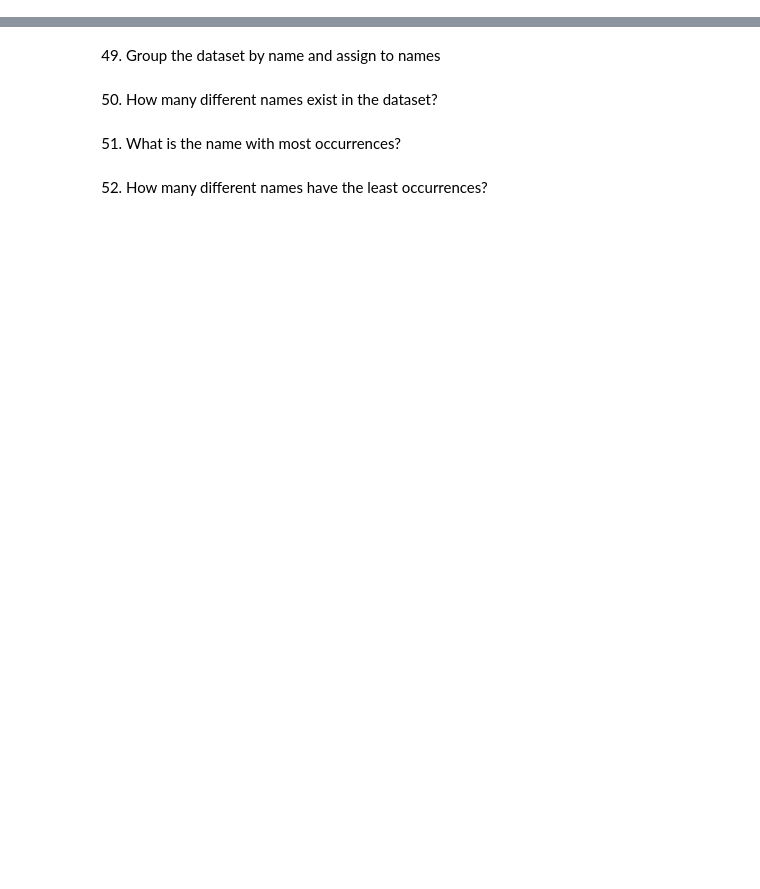
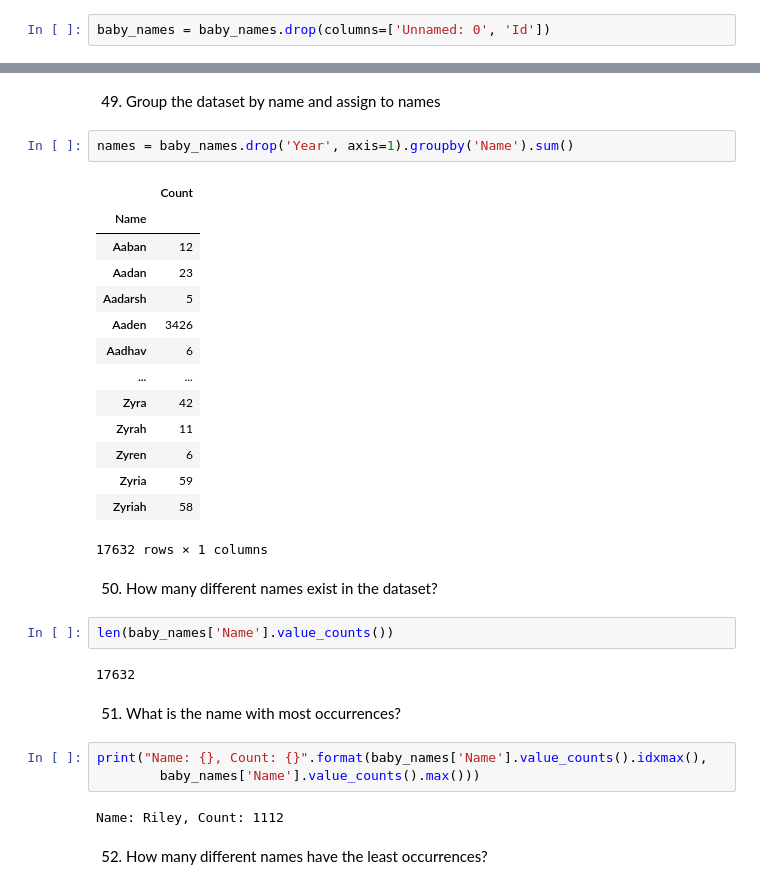
Before and after one commit to hendrixrf/aiaiai, a Jupyter notebook: ADA/clase1/AdA_02_Pandas_Basics.ipynb, the cells around one changed output, grey strips where cells are left out. Saved outputs shown, nothing was run; the diff lists cells and outputs as text; blank space fills up the shorter version.

```diff
--- a/ADA/clase1/AdA_02_Pandas_Basics.ipynb
+++ b/ADA/clase1/AdA_02_Pandas_Basics.ipynb
@@ -411,4 +506,6 @@ ModuleNotFoundError: No module named 'StringIO'
 # %% [markdown]
 47. Delete the column 'Unnamed: 0' and 'Id'
+# %%
+baby_names = baby_names.drop(columns=['Unnamed: 0', 'Id'])
 # %% [markdown]
 48. Is there more male or female names in the dataset?
@@ -415,8 +529,34 @@ ModuleNotFoundError: No module named 'StringIO'
 # %% [markdown]
 49. Group the dataset by name and assign to names
+# %%
+names = baby_names.drop('Year', axis=1).groupby('Name').sum()
+# %% [output]
+|  | Count |
+| Name |  |
+| Aaban | 12 |
+| Aadan | 23 |
+| Aadarsh | 5 |
+| Aaden | 3426 |
+| Aadhav | 6 |
+| ... | ... |
+| Zyra | 42 |
+| Zyrah | 11 |
+| Zyren | 6 |
+| Zyria | 59 |
+| Zyriah | 58 |
+17632 rows × 1 columns
 # %% [markdown]
 50. How many different names exist in the dataset?
+# %%
+len(baby_names['Name'].value_counts())
+# %% [output]
+17632
 # %% [markdown]
 51. What is the name with most occurrences?
+# %%
+print("Name: {}, Count: {}".format(baby_names['Name'].value_counts().idxmax(),
+        baby_names['Name'].value_counts().max()))
+# %% [output]
+Name: Riley, Count: 1112
 # %% [markdown]
 52. How many different names have the least occurrences?
```
Also changed, not shown: parts of 25 cells of this notebook.
